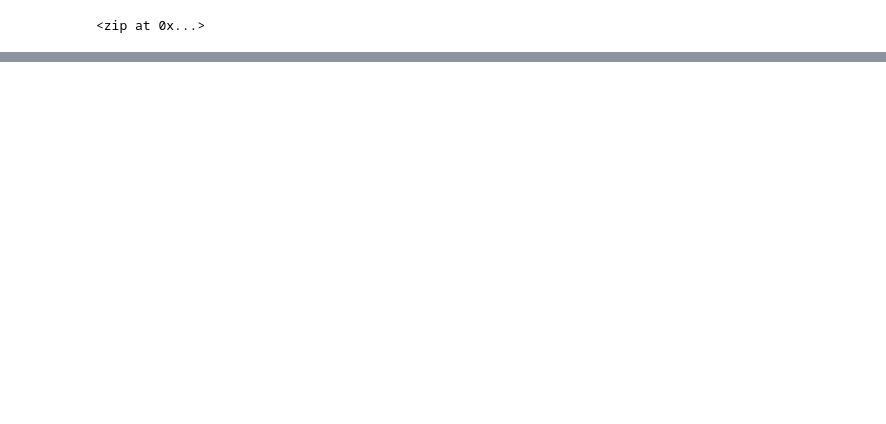
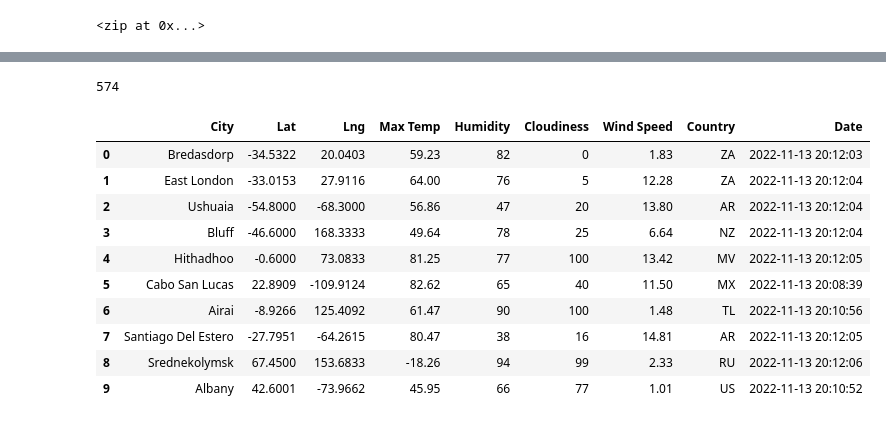
Before and after one commit to jonathan-martin-jhm/World_Weather_Analysis, a Jupyter notebook: WeatherPy.ipynb, the cells around one changed output, grey strips where cells are left out. Drawn from its saved outputs; the diff is of its cells as text; code cells hidden in the pictures; blank space fills up the shorter version.

```diff
--- a/WeatherPy.ipynb
+++ b/WeatherPy.ipynb
@@ -35,0 +42,3 @@ len(cities)
+# %%
+# Starting URL for Weather Map API Call.
+url = "http://api.openweathermap.org/data/2.5/weather?units=Imperial&APPID=" + weather_api_key
@@ -35,0 +134,21 @@ len(cities)
+# %%
+# Tally the number of cities
+len(city_data)
+# %% [output]
+574
+# %%
+# Convert the array of dictionaries to a Pandas DataFrame.
+city_data_df = pd.DataFrame(city_data)
+city_data_df.head(10)
+# %% [output]
+|  | City | Lat | Lng | Max Temp | Humidity | Cloudiness | Wind Speed | Country | Date |
+| 0 | Bredasdorp | -34.5322 | 20.0403 | 59.23 | 82 | 0 | 1.83 | ZA | 2022-11-13 20:12:03 |
+| 1 | East London | -33.0153 | 27.9116 | 64.00 | 76 | 5 | 12.28 | ZA | 2022-11-13 20:12:04 |
+| 2 | Ushuaia | -54.8000 | -68.3000 | 56.86 | 47 | 20 | 13.80 | AR | 2022-11-13 20:12:04 |
+| 3 | Bluff | -46.6000 | 168.3333 | 49.64 | 78 | 25 | 6.64 | NZ | 2022-11-13 20:12:04 |
+| 4 | Hithadhoo | -0.6000 | 73.0833 | 81.25 | 77 | 100 | 13.42 | MV | 2022-11-13 20:12:05 |
+| 5 | Cabo San Lucas | 22.8909 | -109.9124 | 82.62 | 65 | 40 | 11.50 | MX | 2022-11-13 20:08:39 |
+| 6 | Airai | -8.9266 | 125.4092 | 61.47 | 90 | 100 | 1.48 | TL | 2022-11-13 20:10:56 |
+| 7 | Santiago Del Estero | -27.7951 | -64.2615 | 80.47 | 38 | 16 | 14.81 | AR | 2022-11-13 20:12:05 |
+| 8 | Srednekolymsk | 67.4500 | 153.6833 | -18.26 | 94 | 99 | 2.33 | RU | 2022-11-13 20:12:06 |
+| 9 | Albany | 42.6001 | -73.9662 | 45.95 | 66 | 77 | 1.01 | US | 2022-11-13 20:10:52 |
```
Also changed, not shown: parts of 6 cells of this notebook, 3 other files.
